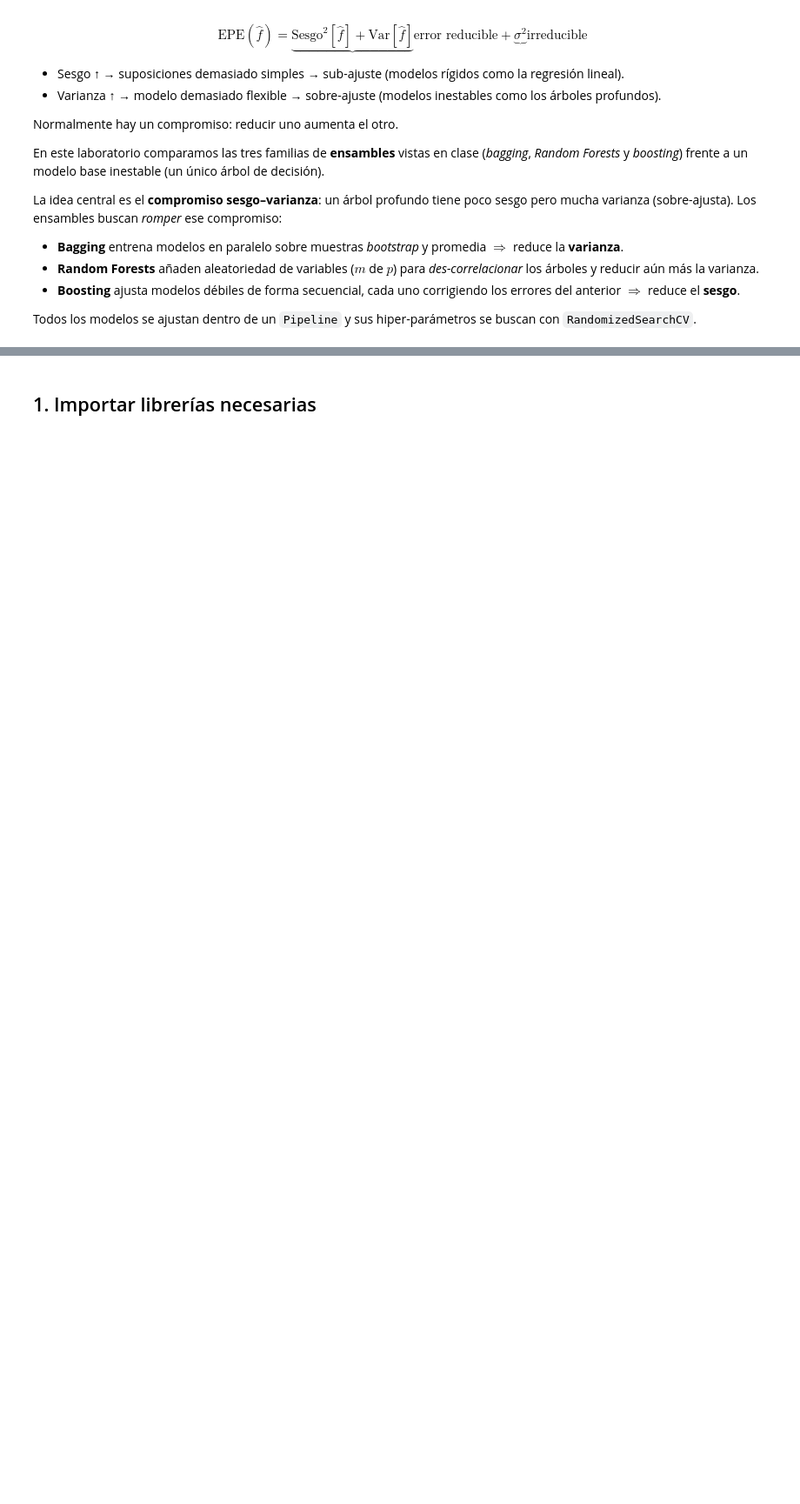
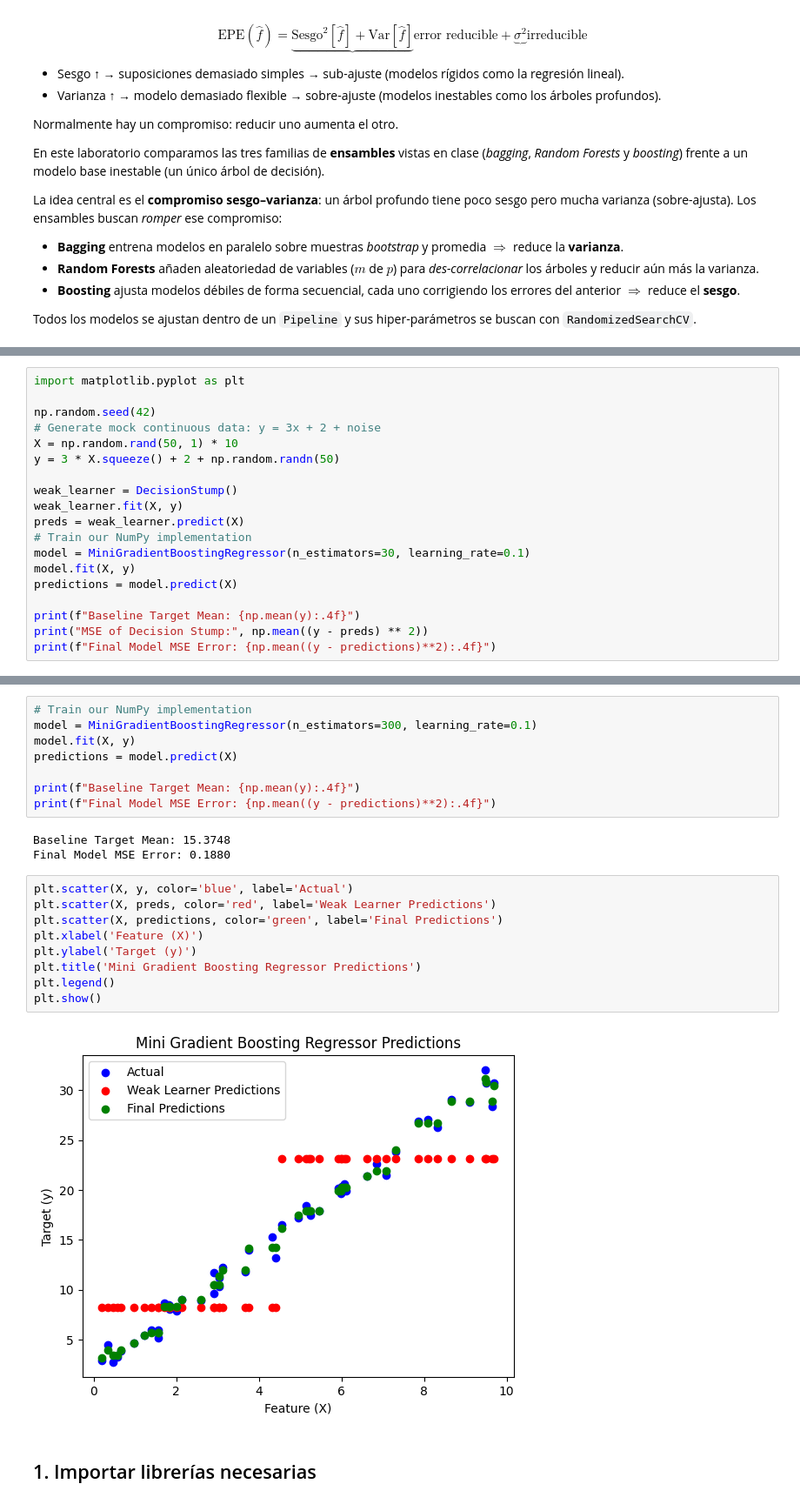
Before and after one commit to shernandez-ucm/Machine_Learning_MDS211, a Jupyter notebook: laboratorios/3.-laboratorio_ensambles.ipynb, the cells around one changed output, grey strips where cells are left out. Shown at 87% size. Drawn from its saved outputs; the diff is of its cells as text; blank space fills up the shorter version.

```diff
--- a/laboratorios/3.-laboratorio_ensambles.ipynb
+++ b/laboratorios/3.-laboratorio_ensambles.ipynb
@@ -45,0 +129,19 @@ buscan con `RandomizedSearchCV`.
+# %%
+import matplotlib.pyplot as plt
+
+np.random.seed(42)
+# Generate mock continuous data: y = 3x + 2 + noise
+X = np.random.rand(50, 1) * 10
+y = 3 * X.squeeze() + 2 + np.random.randn(50)
+
+weak_learner = DecisionStump()
+weak_learner.fit(X, y)
+preds = weak_learner.predict(X)
+# Train our NumPy implementation
+model = MiniGradientBoostingRegressor(n_estimators=30, learning_rate=0.1)
+model.fit(X, y)
+predictions = model.predict(X)
+
+print(f"Baseline Target Mean: {np.mean(y):.4f}")
+print("MSE of Decision Stump:", np.mean((y - preds) ** 2))
+print(f"Final Model MSE Error: {np.mean((y - predictions)**2):.4f}")
@@ -46,3 +152,25 @@ buscan con `RandomizedSearchCV`.
+# %%
+# Train our NumPy implementation
+model = MiniGradientBoostingRegressor(n_estimators=300, learning_rate=0.1)
+model.fit(X, y)
+predictions = model.predict(X)
+
+print(f"Baseline Target Mean: {np.mean(y):.4f}")
+print(f"Final Model MSE Error: {np.mean((y - predictions)**2):.4f}")
+# %% [output]
+Baseline Target Mean: 15.3748
+Final Model MSE Error: 0.1880
+# %%
+plt.scatter(X, y, color='blue', label='Actual')
+plt.scatter(X, preds, color='red', label='Weak Learner Predictions')
+plt.scatter(X, predictions, color='green', label='Final Predictions')
+plt.xlabel('Feature (X)')
+plt.ylabel('Target (y)')
+plt.title('Mini Gradient Boosting Regressor Predictions')
+plt.legend()
+plt.show()
+# %% [output]
+[figure, added]
 # %% [markdown]
 ## 1. Importar librerías necesarias
 # %%
```
Also changed, not shown: parts of 2 cells of this notebook, 2 other files.
